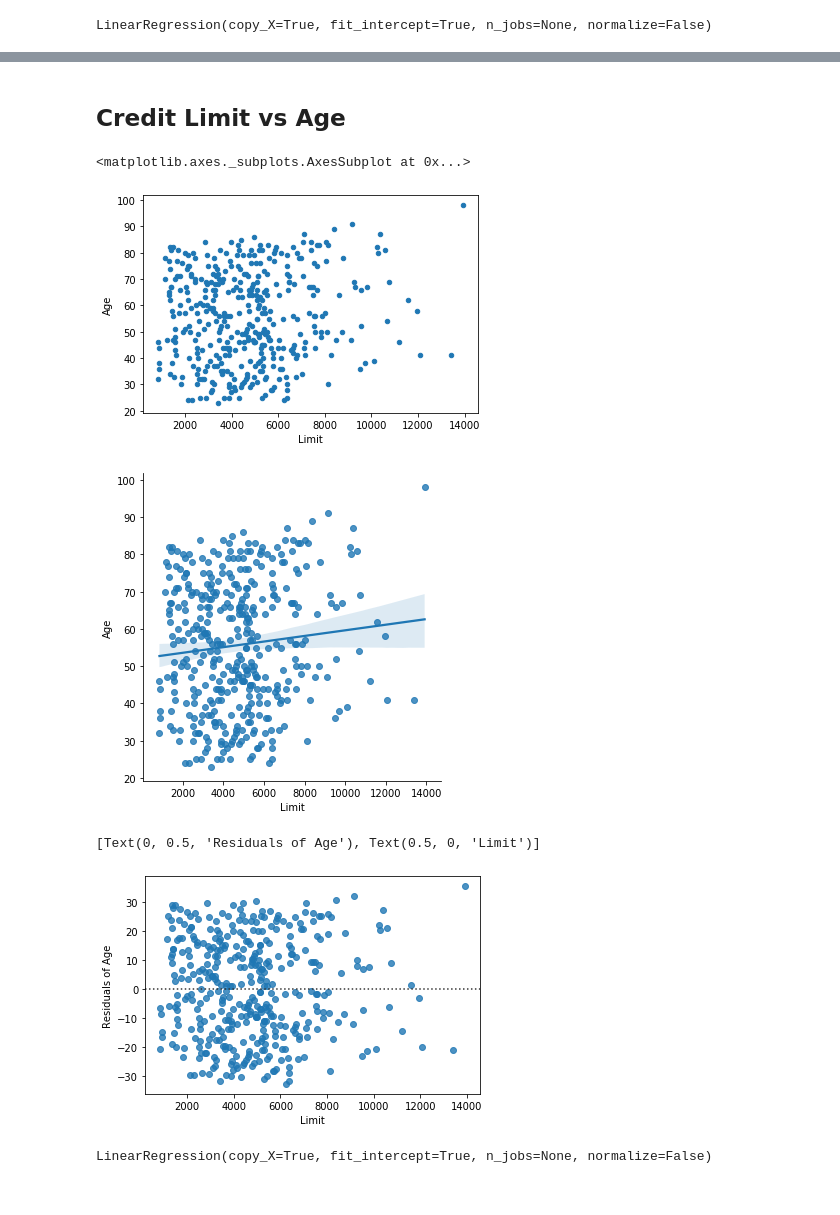
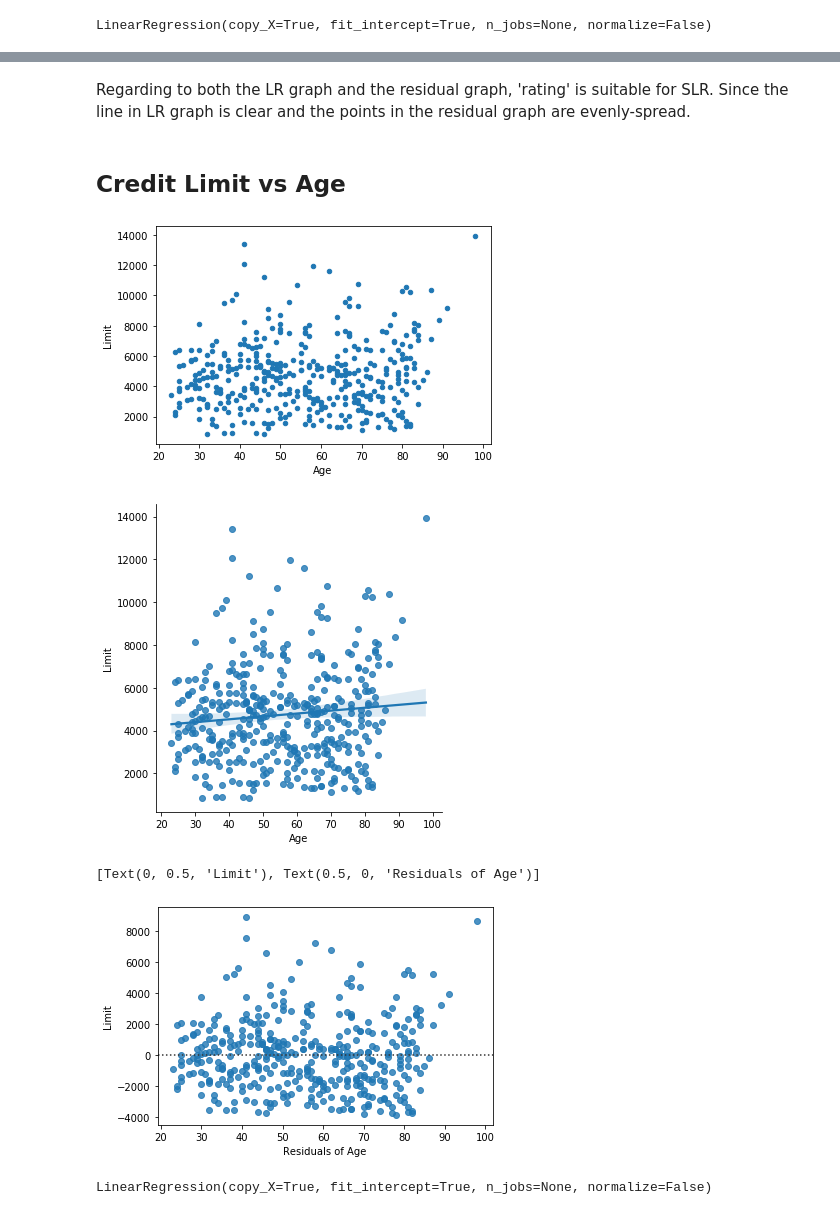
Before and after one commit to USF-CS-663-Spring-2020/lab-05-regression-eggchul, a Jupyter notebook: lab5.ipynb, the cells around one changed output, grey strips where cells are left out. Drawn from its saved outputs; the diff is of its cells as text; code cells hidden in the pictures.

```diff
--- a/lab5.ipynb
+++ b/lab5.ipynb
@@ -150,19 +160,22 @@ lin_reg_rating_limit.intercept_
+# %% [markdown]
+Regarding to both the LR graph and the residual graph, 'rating' is suitable for SLR. Since the line in LR graph is clear and the points in the residual graph are evenly-spread.
 # %% [markdown]
 ## Credit Limit vs Age
 # %%
-credit_df.plot(kind="scatter", x="Limit", y="Age")
+credit_df.plot(kind="scatter", x="Age", y="Limit")
+plt.show()
 # %% [output]
-<matplotlib.axes._subplots.AxesSubplot at 0x...>
-[figure, old version]
+[figure, new version]
 # %%
-plot_age_limit = sns.lmplot(y = "Age", x = "Limit", data = credit_df)
+plot_age_limit = sns.lmplot(x = "Age", y = "Limit", data = credit_df)
+plt.show()
 # %% [output]
-[figure, old version]
+[figure, new version]
 # %%
-r_age_limit = sns.residplot('Limit', 'Age', data = credit_df)
-r_age_limit.set(xlabel='Limit', ylabel= 'Residuals of Age')
+r_age_limit = sns.residplot('Age', 'Limit', data = credit_df)
+r_age_limit.set(xlabel='Residuals of Age', ylabel= 'Limit')
 # %% [output]
-[Text(0, 0.5, 'Residuals of Age'), Text(0.5, 0, 'Limit')]
+[Text(0, 0.5, 'Limit'), Text(0.5, 0, 'Residuals of Age')]
-[figure, old version]
+[figure, new version]
 # %%
 lin_reg_age_limit = LinearRegression()
```
Also changed, not shown: parts of 40 cells of this notebook.
